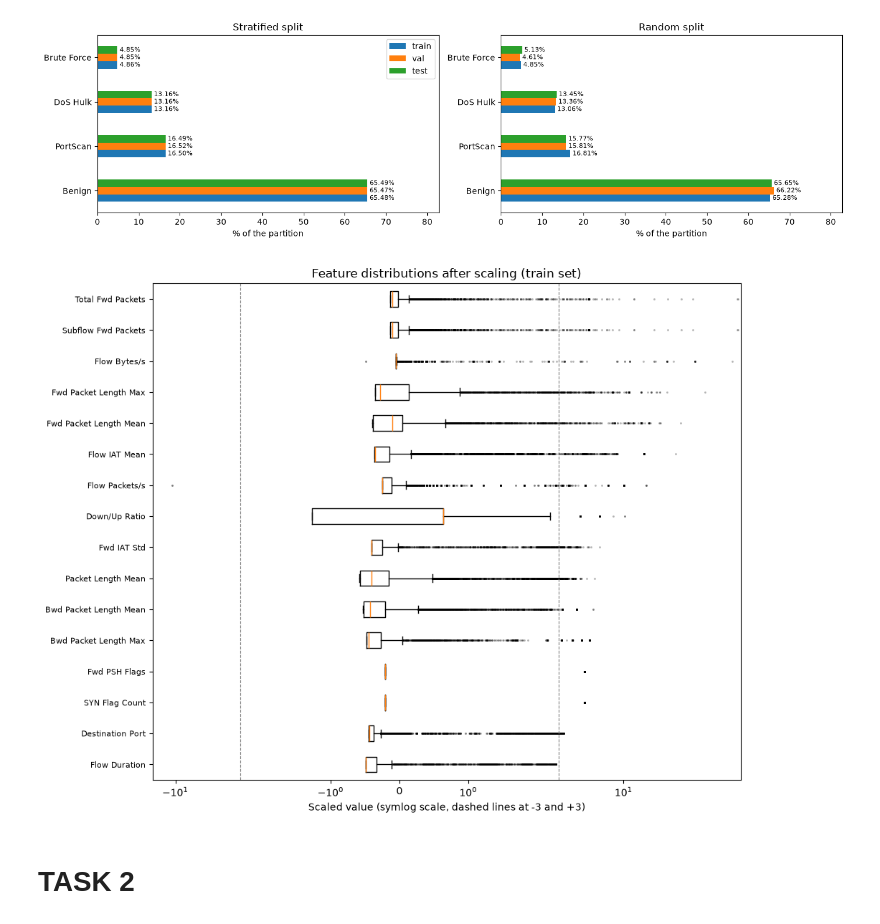
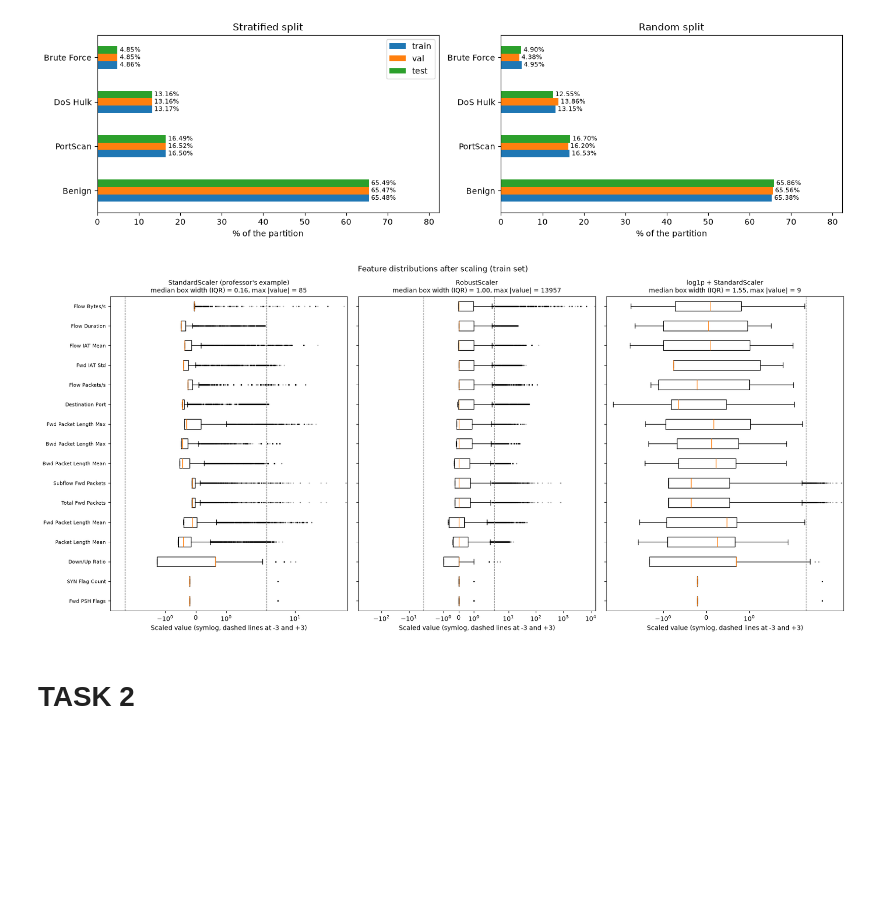
Before and after one commit to emanueletocci/polito-ai, a Jupyter notebook: labs/lab01/notebook.ipynb, the cells around one changed output. Cells and saved outputs as stored; diff of their text form; code cells hidden in the pictures; blank space fills up the shorter version.

```diff
--- a/labs/lab01/notebook.ipynb
+++ b/labs/lab01/notebook.ipynb
@@ -137,6 +156,9 @@ plt.close()
 # ------------------------------------------------------------------------------
 # PREPROCESSING
 # ------------------------------------------------------------------------------
+# Same order as the professor's example: duplicates first, then missing values.
+# NOTE for the report: some rows with inf/NaN are also duplicates, so they are
+# already removed by drop_duplicates; dropna then removes only the remaining ones.
 
 # Treat inf as missing values
 data = data.replace([np.inf, -np.inf], np.nan)
@@ -146,9 +168,16 @@ print("\nNumber of rows before duplicates", len(data))
 data = data.drop_duplicates()
 print("Number of rows after duplicates", len(data))
 
-# Remove rows with missing values
+# Remove rows with missing values (original NaN + former inf)
 data = data.dropna()
 print("Number of rows after missing values", len(data))
+
+# Remove rows with implausible negative values (durations, rates, sizes, counts, ports cannot be < 0)
+neg_rows = (data.drop(columns=["Label"]) < 0).any(axis=1)
+print("Rows with negative values still present:", neg_rows.sum(),
+      "| by class:", data.loc[neg_rows, "Label"].value_counts().to_dict())
+data = data[~neg_rows]
+print("Number of rows after negative values", len(data))
 
 counts_clean = data["Label"].value_counts()
 print("\nClass counts after cleaning:\n", counts_clean)
@@ -163,7 +192,7 @@ for i, (c, p) in enumerate(zip(counts.values, perc.values)):
     ax.text(c, i, f" {c} ({p:.1f}%)", va="center")
 ax.set_xlim(0, counts.max() * 1.3)   # room for the labels on the longest bar
 ax.set_xlabel("Number of samples")
-ax.set_title("Class distribution after removing inf, NaN and duplicates")
+ax.set_title(f"Class distribution after cleaning ({len(data)} rows)")
 plt.tight_layout()
 plt.show()
 plt.close()
@@ -240,30 +272,35 @@ plt.close()
 [figure]
 # %%
 # ------------------------------------------------------------------------------
-# STANDARDIZATION
+# SCALING COMPARISON (no training: every option is fitted on the TRAIN set only)
 # ------------------------------------------------------------------------------
-# Fit ONLY on the training set, then apply to validation and test
-scaler = StandardScaler()
-X_train = scaler.fit_transform(X_train)
-X_val = scaler.transform(X_val)
-X_test = scaler.transform(X_test)
+# After removing negative values all features are >= 0, so log1p can be applied
+assert (X_train >= 0).all(), "log1p needs non-negative values"
 
-# Feature distributions after scaling (train set)
-X_train_df = pd.DataFrame(X_train, columns=feature_names)
-order = X_train_df.max().sort_values().index   # most extreme features at the top
+options = {
+    "StandardScaler (professor's example)": StandardScaler().fit_transform(X_train),
+    "RobustScaler": RobustScaler().fit_transform(X_train),
+    "log1p + StandardScaler": StandardScaler().fit_transform(np.log1p(X_train)),
+}
+order = pd.DataFrame(X_train, columns=feature_names).max().sort_values().index
 
-fig, ax = plt.subplots(figsize=(10, 0.4 * len(order) + 1.5))
-ax.boxplot([X_train_df[c] for c in order], vert=False,
-           flierprops=dict(marker=".", markersize=2, alpha=0.3))
-ax.set_yticks(range(1, len(order) + 1))
-ax.set_yticklabels(order, fontsize=8)
-ax.axvline(-3, color="gray", linestyle="--", linewidth=0.8)
-ax.axvline(3, color="gray", linestyle="--", linewidth=0.8)
-ax.set_xscale("symlog")   # log scale that also handles 0 and negative values
-ax.set_xlabel("Scaled value (symlog scale, dashed lines at -3 and +3)")
-ax.set_title("Feature distributions after scaling (train set)")
+fig, axes = plt.subplots(1, 3, figsize=(18, 0.4 * len(order) + 2), sharey=True)
+for ax, (name, Z) in zip(axes, options.items()):
+    Z_df = pd.DataFrame(Z, columns=feature_names)
+    ax.boxplot([Z_df[c] for c in order], orientation="horizontal",
+               flierprops=dict(marker=".", markersize=2, alpha=0.3))
+    ax.axvline(-3, color="gray", linestyle="--", linewidth=0.8)
+    ax.axvline(3, color="gray", linestyle="--", linewidth=0.8)
+    ax.set_xscale("symlog")
+    ax.set_xlabel("Scaled value (symlog, dashed lines at -3 and +3)")
+    box_width = np.median(np.subtract(*np.percentile(Z, [75, 25], axis=0)))   # median IQR over features
+    ax.set_title(f"{name}\nmedian box width (IQR) = {box_width:.2f}, max |value| = {np.abs(Z).max():.0f}",
+                 fontsize=10)
+axes[0].set_yticks(range(1, len(order) + 1))
+axes[0].set_yticklabels(order, fontsize=8)
+plt.suptitle("Feature distributions after scaling (train set)")
 plt.tight_layout()
 plt.show()
 plt.close()
 # %% [output]
-[figure, old version]
+[figure, new version]
```
Also changed, not shown: parts of 9 cells of this notebook.
